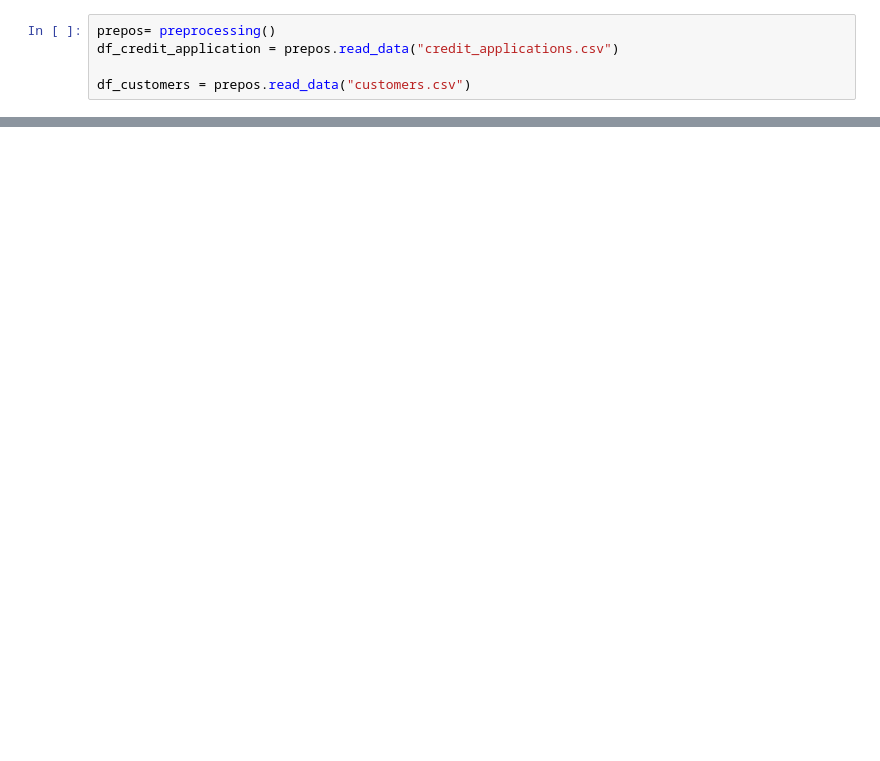
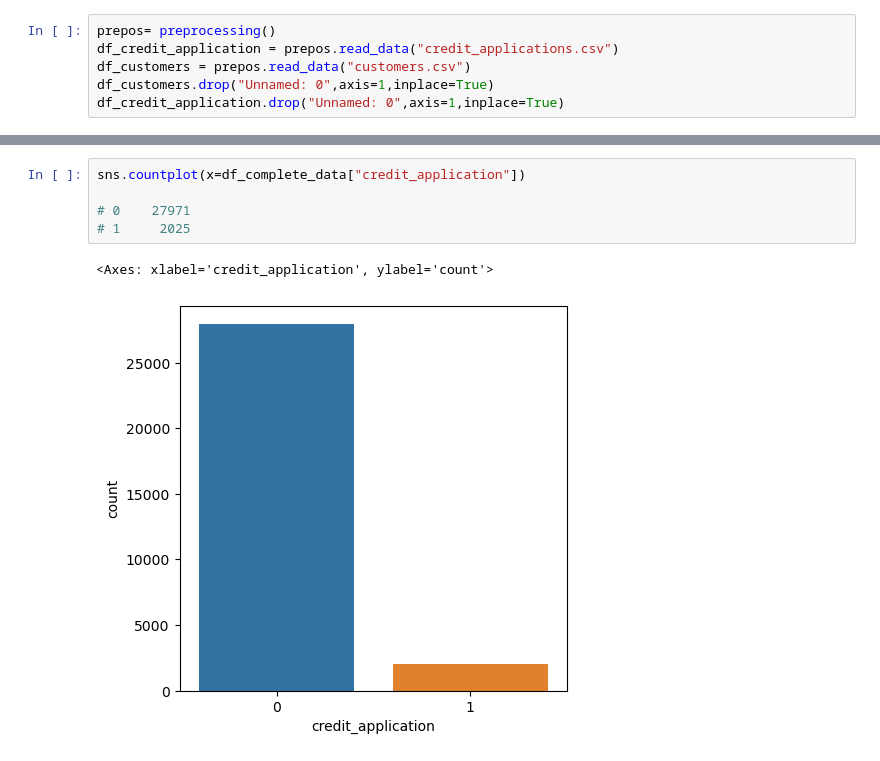
Before and after one commit to vishalraut88/Credit-Loan-application, a Jupyter notebook: Credit Application.ipynb, the cells around one changed output, grey strips where cells are left out. Saved outputs shown, nothing was run; the diff lists cells and outputs as text; blank space fills up the shorter version.

```diff
--- a/Credit Application.ipynb
+++ b/Credit Application.ipynb
@@ -12,5 +12,6 @@ IMPORTANT: PLEASE READ THIS FOR ADVICE ON HOW TO SOLVE THIS ISSUE!
 # %%
 prepos= preprocessing()
 df_credit_application = prepos.read_data("credit_applications.csv")
-
 df_customers = prepos.read_data("customers.csv")
+df_customers.drop("Unnamed: 0",axis=1,inplace=True)
+df_credit_application.drop("Unnamed: 0",axis=1,inplace=True)
@@ -24,2 +38,10 @@ df_complete_data = df_customers.merge(df_credit_application,how="inner",on=["cli
+# %%
+sns.countplot(x=df_complete_data["credit_application"])
+
+# 0    27971
+# 1     2025
+# %% [output]
+<Axes: xlabel='credit_application', ylabel='count'>
+[figure, added]
 # %%
 prepos.missing_values_intable(df_complete_data)
```
Also changed, not shown: parts of 36 cells of this notebook, 1 other file.
